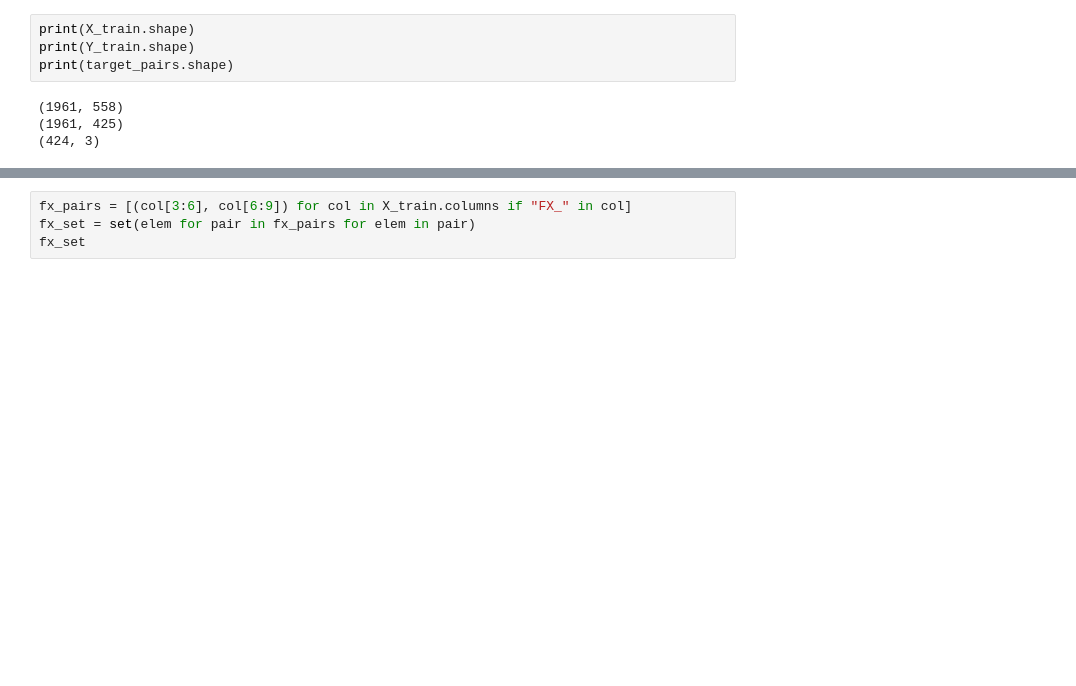
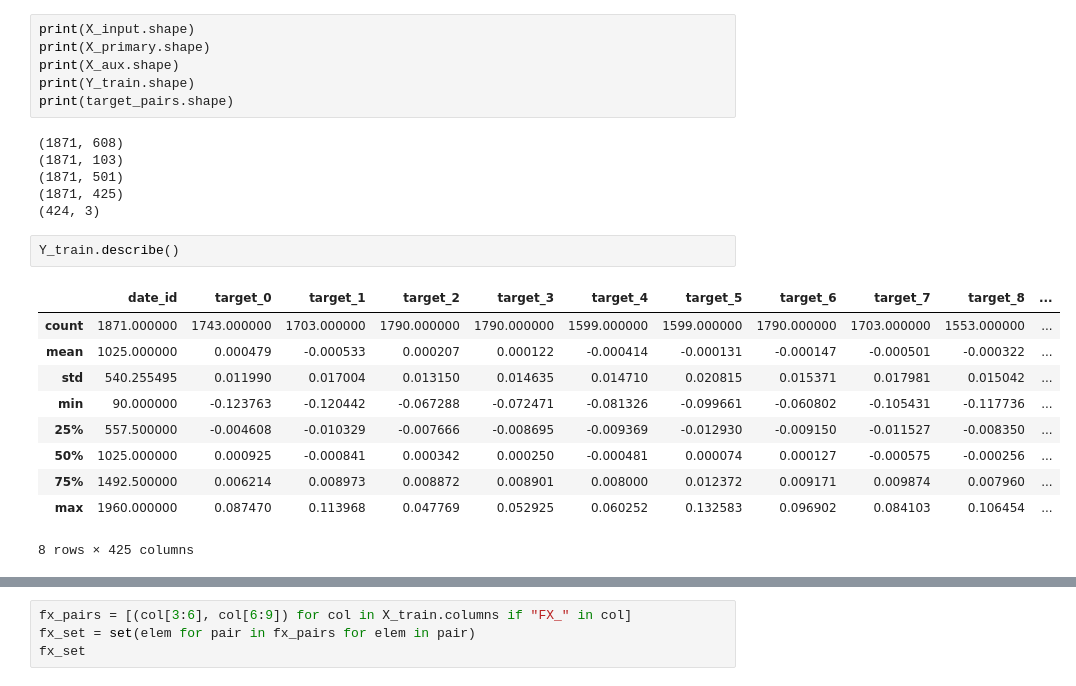
Before and after one commit to msh2481/commodity, a Jupyter notebook: eda.ipynb, the cells around one changed output, grey strips where cells are left out. Saved outputs shown, nothing was run; the diff lists cells and outputs as text; blank space fills up the shorter version.

```diff
--- a/eda.ipynb
+++ b/eda.ipynb
@@ -10,8 +24,25 @@ target_pairs = pd.read_csv("data/target_pairs.csv")
 # %%
-print(X_train.shape)
+print(X_input.shape)
+print(X_primary.shape)
+print(X_aux.shape)
 print(Y_train.shape)
 print(target_pairs.shape)
 # %% [output]
-(1961, 558)
-(1961, 425)
+(1871, 608)
+(1871, 103)
+(1871, 501)
+(1871, 425)
 (424, 3)
+# %%
+Y_train.describe()
+# %% [output]
+|  | date_id | target_0 | target_1 | target_2 | target_3 | target_4 | target_5 | target_6 | target_7 | target_8 | ... |
+| count | 1871.000000 | 1743.000000 | 1703.000000 | 1790.000000 | 1790.000000 | 1599.000000 | 1599.000000 | 1790.000000 | 1703.000000 | 1553.000000 | ... |
+| mean | 1025.000000 | 0.000479 | -0.000533 | 0.000207 | 0.000122 | -0.000414 | -0.000131 | -0.000147 | -0.000501 | -0.000322 | ... |
+| std | 540.255495 | 0.011990 | 0.017004 | 0.013150 | 0.014635 | 0.014710 | 0.020815 | 0.015371 | 0.017981 | 0.015042 | ... |
+| min | 90.000000 | -0.123763 | -0.120442 | -0.067288 | -0.072471 | -0.081326 | -0.099661 | -0.060802 | -0.105431 | -0.117736 | ... |
+| 25% | 557.500000 | -0.004608 | -0.010329 | -0.007666 | -0.008695 | -0.009369 | -0.012930 | -0.009150 | -0.011527 | -0.008350 | ... |
+| 50% | 1025.000000 | 0.000925 | -0.000841 | 0.000342 | 0.000250 | -0.000481 | 0.000074 | 0.000127 | -0.000575 | -0.000256 | ... |
+| 75% | 1492.500000 | 0.006214 | 0.008973 | 0.008872 | 0.008901 | 0.008000 | 0.012372 | 0.009171 | 0.009874 | 0.007960 | ... |
+| max | 1960.000000 | 0.087470 | 0.113968 | 0.047769 | 0.052925 | 0.060252 | 0.132583 | 0.096902 | 0.084103 | 0.106454 | ... |
+8 rows × 425 columns
```
Also changed, not shown: parts of 13 cells of this notebook, 4 other files.
